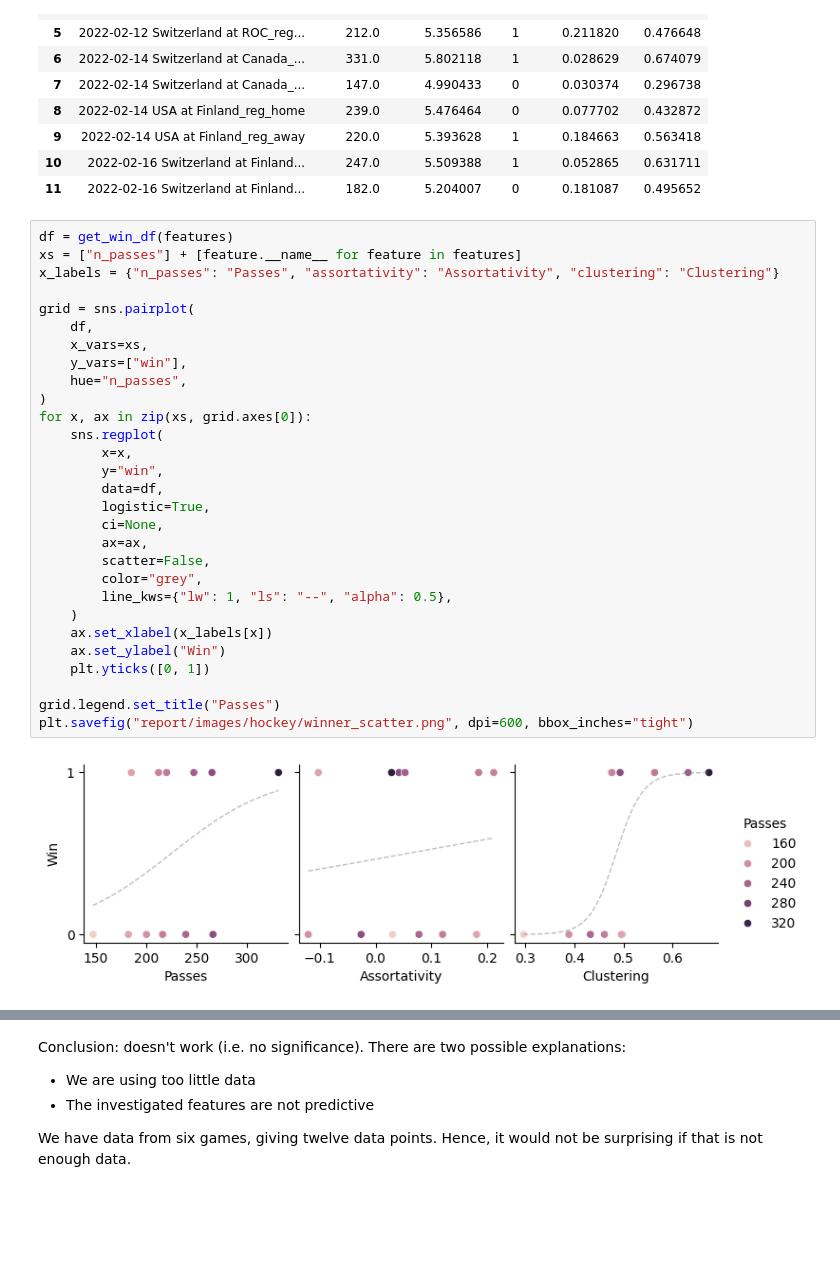
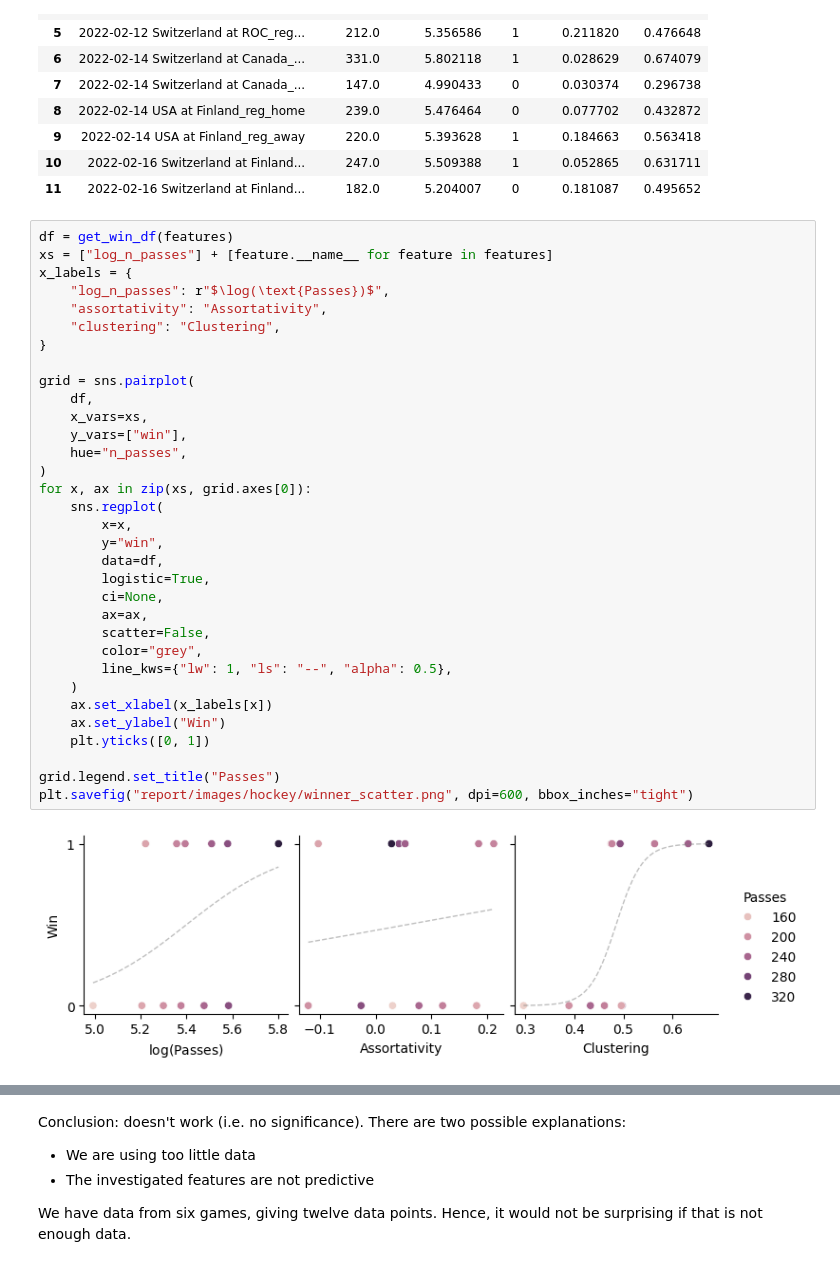
Before and after one commit to Herbsi/sport-networks, a Jupyter notebook: Regression.ipynb, the cells around one changed output, grey strips where cells are left out. Saved outputs shown, nothing was run; the diff lists cells and outputs as text; blank space fills up the shorter version.

```diff
--- a/Regression.ipynb
+++ b/Regression.ipynb
@@ -88,34 +92,38 @@ df
 | 11 | 2022-02-16 Switzerland at Finland... | 182.0 | 5.204007 | 0 | 0.181087 | 0.495652 |
 # %%
 df = get_win_df(features)
-xs = ["n_passes"] + [feature.__name__ for feature in features]
-x_labels = {"n_passes": "Passes", "assortativity": "Assortativity", "clustering": "Clustering"}
+xs = ["log_n_passes"] + [feature.__name__ for feature in features]
+x_labels = {
+    "log_n_passes": r"$\log(\text{Passes})$",
+    "assortativity": "Assortativity",
+    "clustering": "Clustering",
+}
 
 grid = sns.pairplot(
     df,
     x_vars=xs,
     y_vars=["win"],
     hue="n_passes",
 )
 for x, ax in zip(xs, grid.axes[0]):
     sns.regplot(
         x=x,
         y="win",
         data=df,
         logistic=True,
         ci=None,
         ax=ax,
         scatter=False,
         color="grey",
         line_kws={"lw": 1, "ls": "--", "alpha": 0.5},
     )
     ax.set_xlabel(x_labels[x])
     ax.set_ylabel("Win")
     plt.yticks([0, 1])
 
 grid.legend.set_title("Passes")
 plt.savefig("report/images/hockey/winner_scatter.png", dpi=600, bbox_inches="tight")
 # %% [output]
-[figure, old version]
+[figure, new version]
 # %%
 df = get_win_df(features)
```
Also changed, not shown: parts of 21 cells of this notebook, 1 other file.
